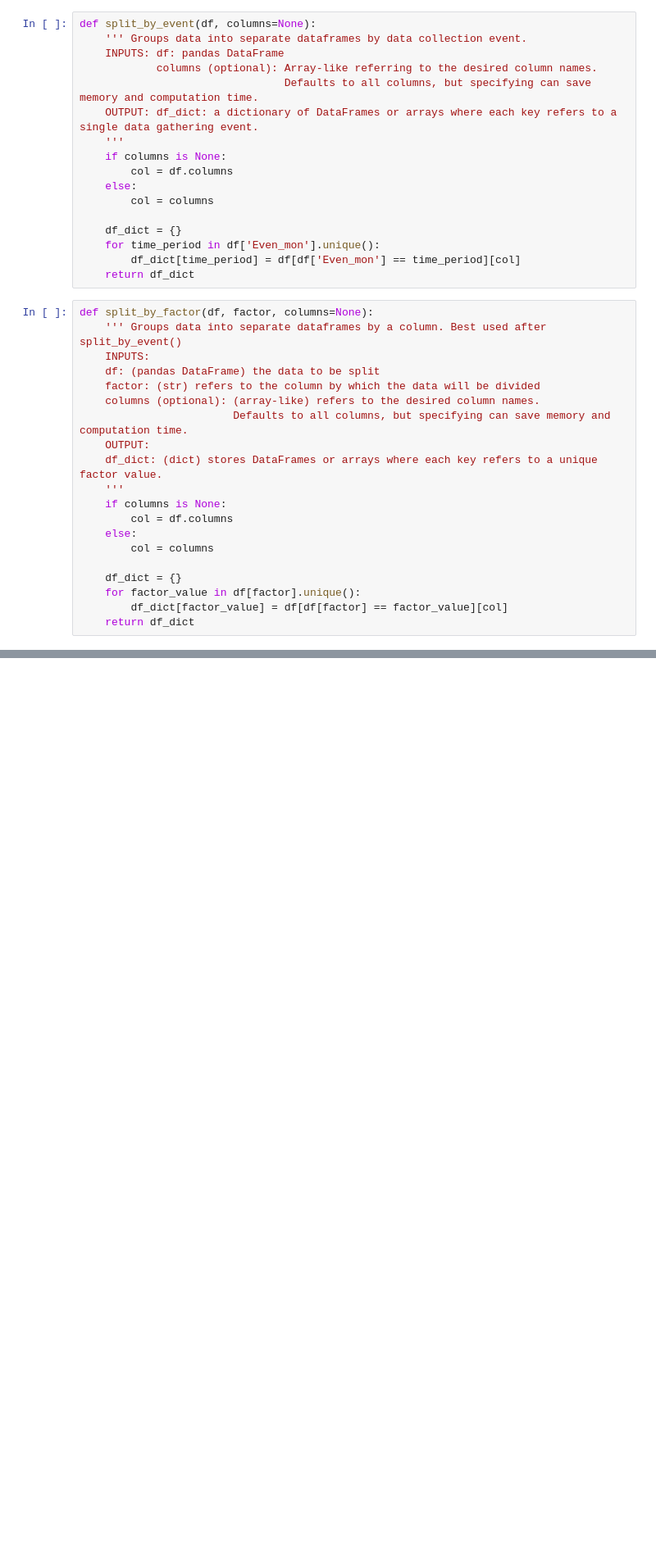
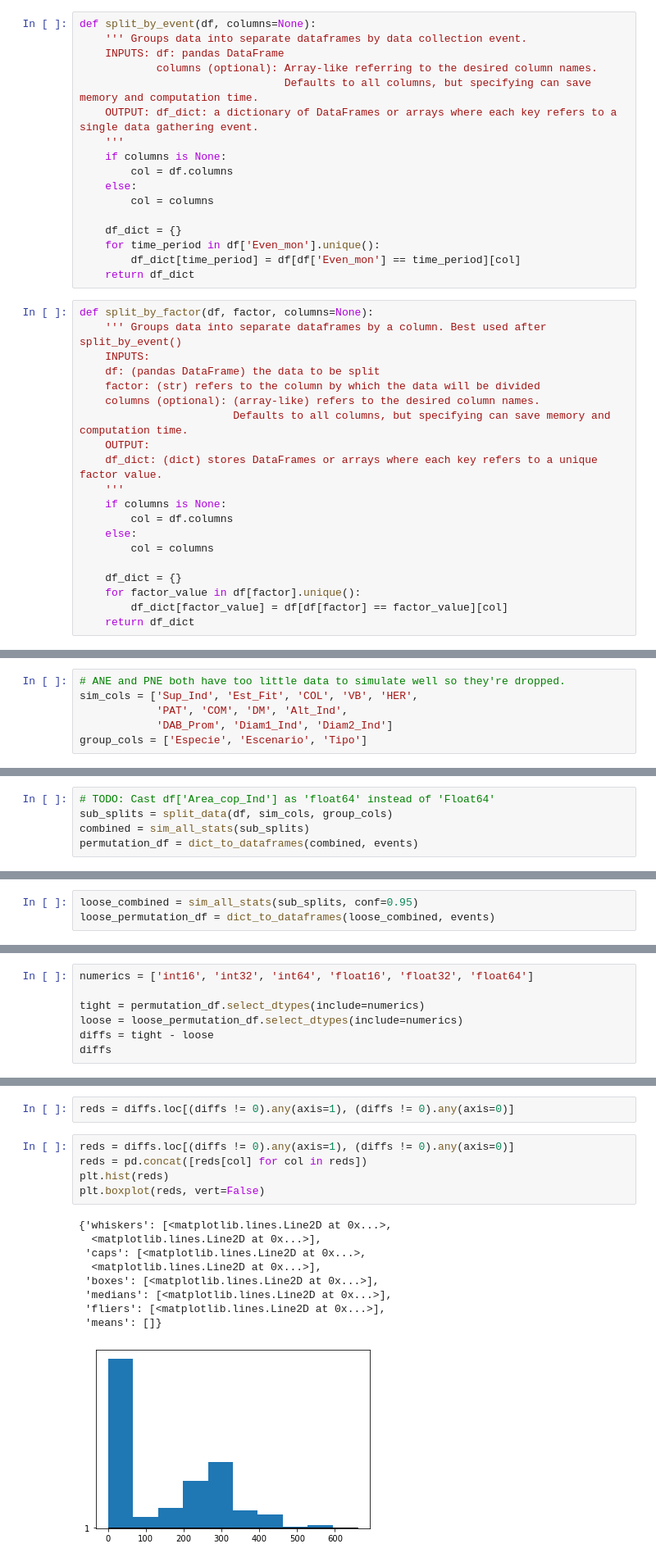
Before and after one commit to Slid61/plant-restoration-size, a Jupyter notebook: get_stat_params.ipynb, the cells around one changed output, grey strips where cells are left out. Shown at 82% size. Saved outputs shown, nothing was run; the diff lists cells and outputs as text; blank space fills up the shorter version.

Commit message:
Completed the statistical modeling, dropped the ml component for now.

```diff
--- a/get_stat_params.ipynb
+++ b/get_stat_params.ipynb
@@ -817,0 +528,6 @@ time for cp: 45.0637 seconds
+# %%
+# ANE and PNE both have too little data to simulate well so they're dropped.
+sim_cols = ['Sup_Ind', 'Est_Fit', 'COL', 'VB', 'HER',
+            'PAT', 'COM', 'DM', 'Alt_Ind',
+            'DAB_Prom', 'Diam1_Ind', 'Diam2_Ind']
+group_cols = ['Especie', 'Escenario', 'Tipo']
@@ -817,0 +599,5 @@ time for cp: 45.0637 seconds
+# %%
+# TODO: Cast df['Area_cop_Ind'] as 'float64' instead of 'Float64'
+sub_splits = split_data(df, sim_cols, group_cols)
+combined = sim_all_stats(sub_splits)
+permutation_df = dict_to_dataframes(combined, events)
@@ -817,0 +614,3 @@ time for cp: 45.0637 seconds
+# %%
+loose_combined = sim_all_stats(sub_splits, conf=0.95)
+loose_permutation_df = dict_to_dataframes(loose_combined, events)
@@ -817,0 +625,7 @@ time for cp: 45.0637 seconds
+# %%
+numerics = ['int16', 'int32', 'int64', 'float16', 'float32', 'float64']
+
+tight = permutation_df.select_dtypes(include=numerics)
+loose = loose_permutation_df.select_dtypes(include=numerics)
+diffs = tight - loose
+diffs
@@ -817,0 +646,17 @@ time for cp: 45.0637 seconds
+# %%
+reds = diffs.loc[(diffs != 0).any(axis=1), (diffs != 0).any(axis=0)]
+# %%
+reds = diffs.loc[(diffs != 0).any(axis=1), (diffs != 0).any(axis=0)]
+reds = pd.concat([reds[col] for col in reds])
+plt.hist(reds)
+plt.boxplot(reds, vert=False)
+# %% [output]
+{'whiskers': [<matplotlib.lines.Line2D at 0x...>,
+  <matplotlib.lines.Line2D at 0x...>],
+ 'caps': [<matplotlib.lines.Line2D at 0x...>,
+  <matplotlib.lines.Line2D at 0x...>],
+ 'boxes': [<matplotlib.lines.Line2D at 0x...>],
+ 'medians': [<matplotlib.lines.Line2D at 0x...>],
+ 'fliers': [<matplotlib.lines.Line2D at 0x...>],
+ 'means': []}
+[figure, added]
```
Also changed, not shown: parts of 105 cells of this notebook, 9 other files.
